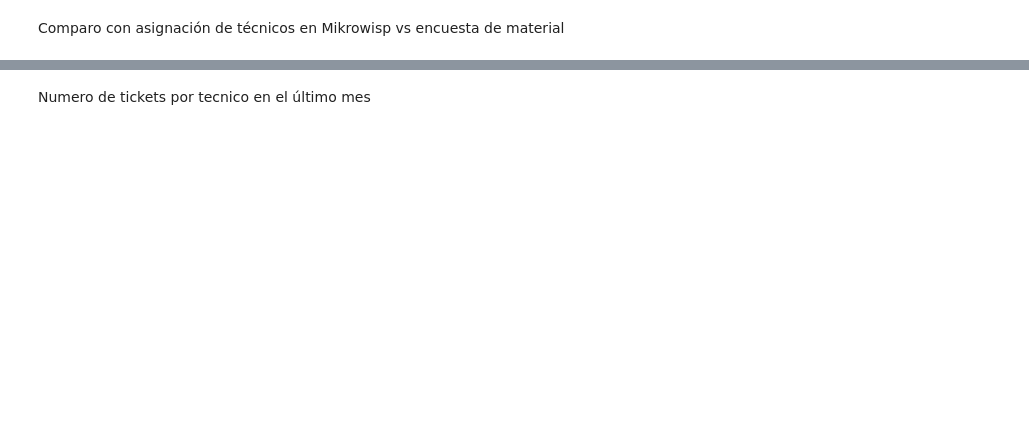
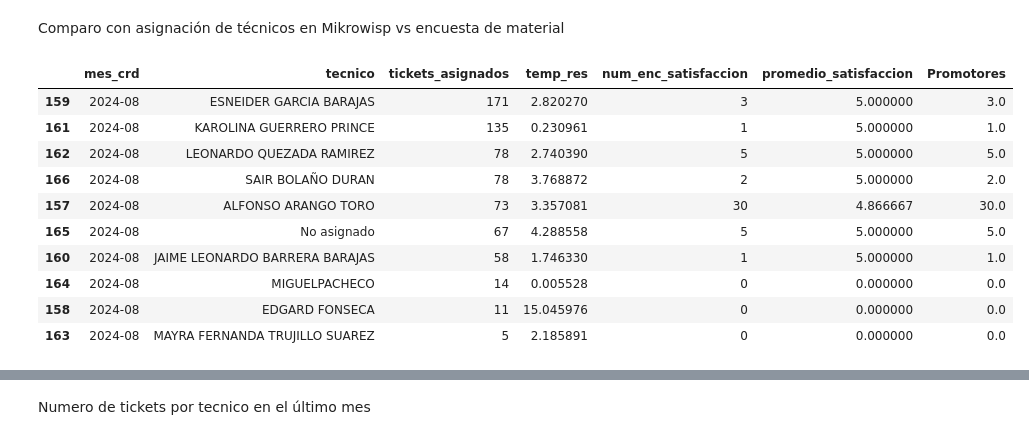
Before and after one commit to juliandiazparra/reduc_serv_times, a Jupyter notebook: 3.3 Resumen_tecnicos_instaladores.ipynb, the cells around one changed output, grey strips where cells are left out. Drawn from its saved outputs; the diff is of its cells as text; code cells hidden in the pictures; blank space fills up the shorter version.

Commit message:
Solucionado cuadro tecnicos, organizados arch

```diff
--- a/3.3 Resumen_tecnicos_instaladores.ipynb
+++ b/3.3 Resumen_tecnicos_instaladores.ipynb
@@ -220,22 +247,34 @@ Comparo con asignación de técnicos en Mikrowisp vs encuesta de material
 # %%
 #Miro cuantos tickets de los asignados en Mikrowisp
 mkwp_summary_month=working_data.groupby(['mes_crd','tecnico']).agg(
     tickets_asignados=('id_ticket','nunique'),
-    temp_res=('tiempo_resolucion','mean'),
+    temp_res=('tiempo_resol','mean'),
     num_enc_satisfaccion=('fecha_enc_sat','count'),
     promedio_satisfaccion=('calificacion_personal','mean'),
     Promotores=('promoter','sum')).reset_index().fillna(0)
 
 empleados_names=[
     'ESNEIDER GARCIA BARAJAS','ALFONSO ARANGO TORO','SAIR BOLAÑO DURAN',
     'LEONARDO QUEZADA RAMIREZ','JAIME LEONARDO BARRERA BARAJAS',
     'MAYRA FERNANDA TRUJILLO SUAREZ','KAROLINA GUERRERO PRINCE',
     'EDGARD FONSECA','MIGUELPACHECO','No asignado']
 
 mkwp_summary_month=mkwp_summary_month.loc[mkwp_summary_month['tecnico'].isin(empleados_names)]
 mkwp_summary_month.loc[
     mkwp_summary_month['mes_crd']=='2024-08'].sort_values(
         'tickets_asignados',ascending=False)
+# %% [output]
+|  | mes_crd | tecnico | tickets_asignados | temp_res | num_enc_satisfaccion | promedio_satisfaccion | Promotores |
+| 159 | 2024-08 | ESNEIDER GARCIA BARAJAS | 171 | 2.820270 | 3 | 5.000000 | 3.0 |
+| 161 | 2024-08 | KAROLINA GUERRERO PRINCE | 135 | 0.230961 | 1 | 5.000000 | 1.0 |
+| 162 | 2024-08 | LEONARDO QUEZADA RAMIREZ | 78 | 2.740390 | 5 | 5.000000 | 5.0 |
+| 166 | 2024-08 | SAIR BOLAÑO DURAN | 78 | 3.768872 | 2 | 5.000000 | 2.0 |
+| 157 | 2024-08 | ALFONSO ARANGO TORO | 73 | 3.357081 | 30 | 4.866667 | 30.0 |
+| 165 | 2024-08 | No asignado | 67 | 4.288558 | 5 | 5.000000 | 5.0 |
+| 160 | 2024-08 | JAIME LEONARDO BARRERA BARAJAS | 58 | 1.746330 | 1 | 5.000000 | 1.0 |
+| 164 | 2024-08 | MIGUELPACHECO | 14 | 0.005528 | 0 | 0.000000 | 0.0 |
+| 158 | 2024-08 | EDGARD FONSECA | 11 | 15.045976 | 0 | 0.000000 | 0.0 |
+| 163 | 2024-08 | MAYRA FERNANDA TRUJILLO SUAREZ | 5 | 2.185891 | 0 | 0.000000 | 0.0 |
 # %%
 enc_tecnicos_mes_long=pd.melt(num_tix_tecnicos,id_vars='mes_crd')
 
```
Also changed, not shown: parts of 23 cells of this notebook, 4 other files.
